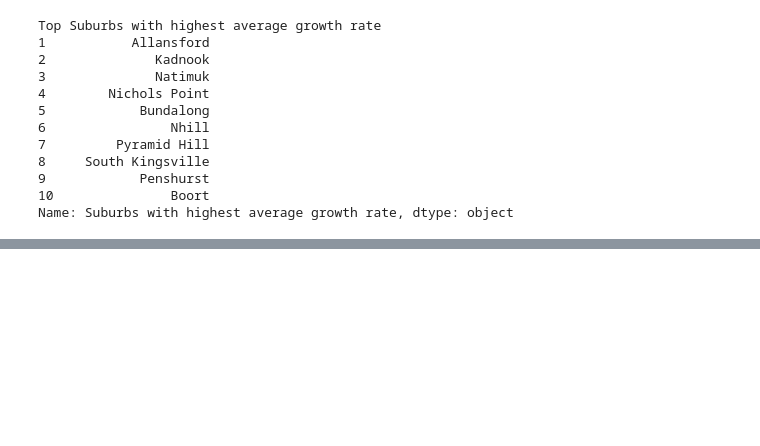
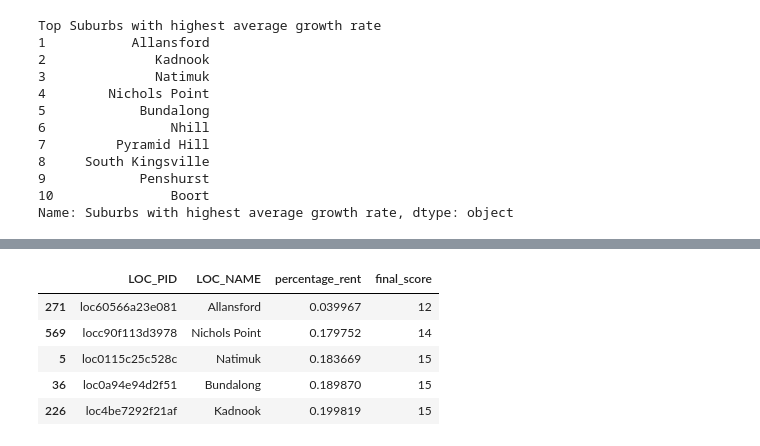
Before and after one commit to MAST30034-Applied-Data-Science/generic-real-estate-consulting-project-group-6, a Jupyter notebook: notebooks/summary_notebook.ipynb, the cells around one changed output, grey strips where cells are left out. Cells and saved outputs as stored; diff of their text form; code cells hidden in the pictures; blank space fills up the shorter version.

```diff
--- a/notebooks/summary_notebook.ipynb
+++ b/notebooks/summary_notebook.ipynb
@@ -713,0 +811,10 @@ Name: Suburbs with highest average growth rate, dtype: object
+# %%
+suburb_affordable = suburb_score.sort_values(by='percentage_rent',ascending=True)
+suburb_affordable.head()
+# %% [output]
+|  | LOC_PID | LOC_NAME | percentage_rent | final_score |
+| 271 | loc60566a23e081 | Allansford | 0.039967 | 12 |
+| 569 | locc90f113d3978 | Nichols Point | 0.179752 | 14 |
+| 5 | loc0115c25c528c | Natimuk | 0.183669 | 15 |
+| 36 | loc0a94e94d2f51 | Bundalong | 0.189870 | 15 |
+| 226 | loc4be7292f21af | Kadnook | 0.199819 | 15 |
```
Also changed, not shown: parts of 20 cells of this notebook, 3 other files.
